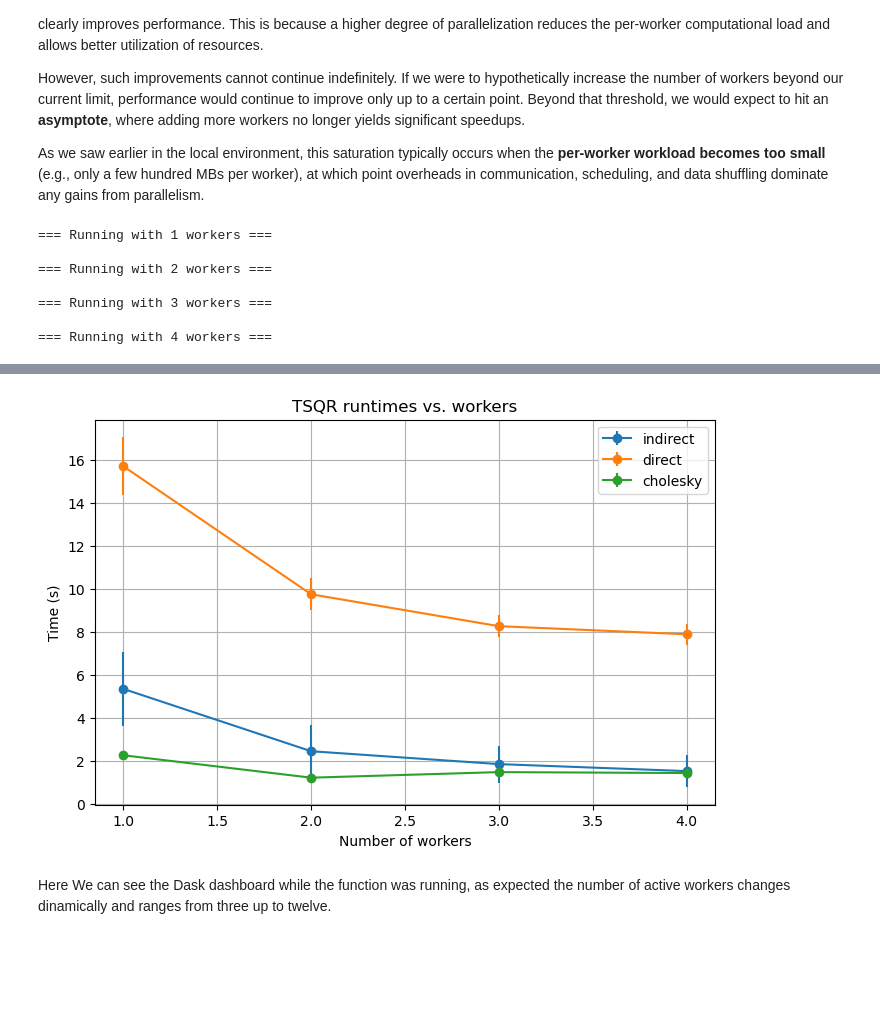
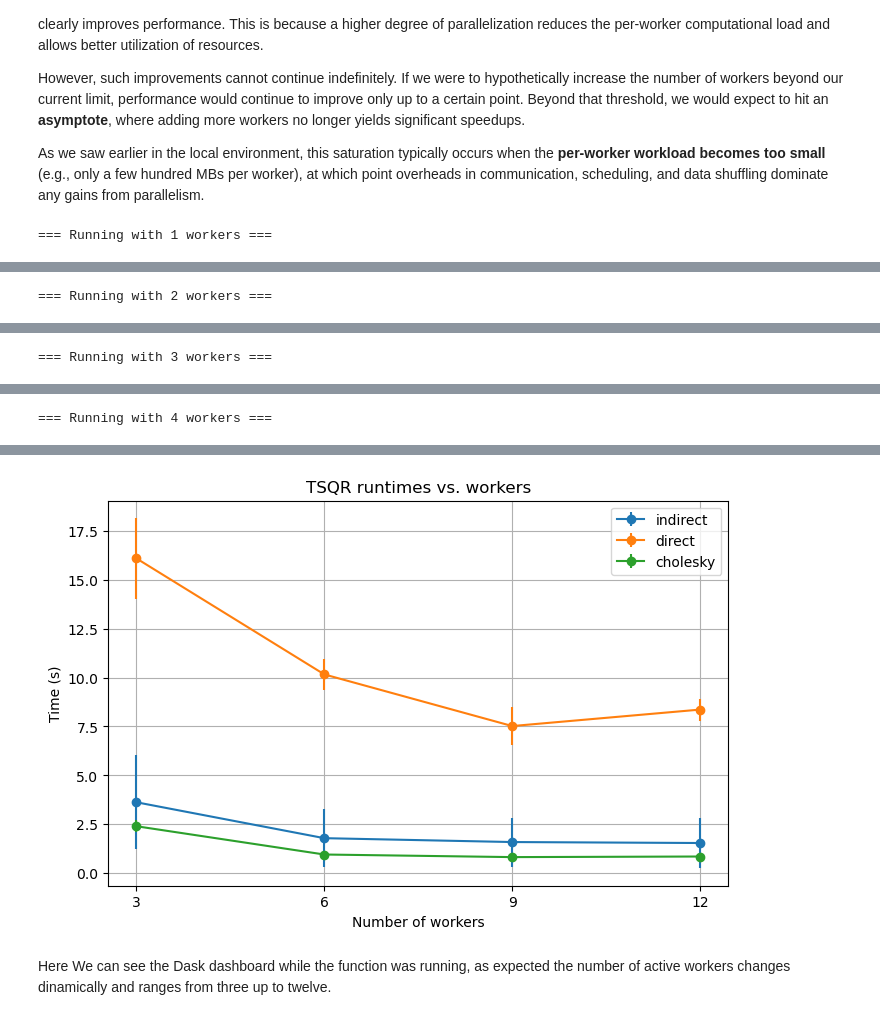
Before and after one commit to AlessandroMiotto/MAPD_project, a Jupyter notebook: Benchmark_workers.ipynb, the cells around one changed output, grey strips where cells are left out. Saved outputs shown, nothing was run; the diff lists cells and outputs as text; code cells hidden in the pictures; blank space fills up the shorter version.

```diff
--- a/Benchmark_workers.ipynb
+++ b/Benchmark_workers.ipynb
@@ -339,9 +339,9 @@ def run_once(A, tsqr_func, client, timeout=300):
 # %% [markdown]
 Most of the following functions are directly ispired from the local approach with some modification to be coherent with the new method.
 # %%
-def rechunk_mb(A0, chunks_per_worker=3, target_mb=50):
+def rechunk_mb(A0, chunks_per_worker=3, target_mb=100):
     """
-    Rechunk A0 so each chunk is ~50 MB and at least `chunks_per_worker`
+    Rechunk A0 so each chunk is ~100 MB and at least `chunks_per_worker`
     per active worker. Then persist and rebalance across workers.
     """
     nworkers = max(1, len(client.scheduler_info().get("workers", {})))  # Get the number of workers via client.scheduler_info()
@@ -350,10 +350,10 @@ def rechunk_mb(A0, chunks_per_worker=3, target_mb=50):
     bpe      = np.dtype(A0.dtype).itemsize  # bytes per element, tells how many bytes one entry of the matrix takes in memory
 
     # compute how many rows ~50 MB corresponds to
-    rows_for_50mb = max(1, (target_mb * 1024**2) // (n_cols * bpe)) # target_mb * 1024**2 = target chunk size in bytes (e.g. 50 MB), (n_cols * bpe) = memory taken by one row
+    rows_for_100mb = max(1, (target_mb * 1024**2) // (n_cols * bpe)) # target_mb * 1024**2 = target chunk size in bytes (e.g. 100 MB), (n_cols * bpe) = memory taken by one row
 
     # ensure enough chunks for load balancing
-    n_chunks   = (n_rows + rows_for_50mb - 1) // rows_for_50mb  # ceiling division, number of chunks to get eactly 50 mb
+    n_chunks   = (n_rows + rows_for_100mb - 1) // rows_for_100mb  # ceiling division, number of chunks to get eactly 50 mb
     rows_per_chunk = (n_rows + n_chunks - 1) // n_chunks # ceiling division, how many rows per chunk
 
     # rechunk, persist into worker memory, and rebalance across workers
@@ -405,7 +405,7 @@ def run_scaling_experiment(hosts, worker_counts, reps=2):
         client = Client(cluster)
 
         # rebalance dataset across current workers
-        A = rechunk_mb(A0, chunks_per_worker=3, target_mb=50)
+        A = rechunk_mb(A0, chunks_per_worker=3, target_mb=100)
 
         # run and store results
         results = benchmark_funcs(A, reps=reps)
@@ -442,25 +442,25 @@ As we saw earlier in the local environment, this saturation typically occurs whe
 # %%
 hosts = ["10.67.22.154", "10.67.22.216", "10.67.22.116", "10.67.22.113"]
 worker_counts = [1, 2, 3, 4]
-scaling_results = run_scaling_experiment(hosts, worker_counts, reps=2)
+scaling_results = run_scaling_experiment(hosts, worker_counts, reps=20)
 
 
 # Plot:
 plt.figure(figsize=(8,5))
 for name, data in scaling_results.items():
     ws, means, stds = zip(*data)
-    plt.errorbar(ws, means, yerr=stds, marker="o", label=name)
+    ws_scaled = [int(w*3) for w in ws]   # multiply by 3 and cast to int
+    plt.errorbar(ws_scaled, means, yerr=stds, marker="o", label=name)
+
 plt.xlabel("Number of workers")
 plt.ylabel("Time (s)")
 plt.title("TSQR runtimes vs. workers")
 plt.legend()
 plt.grid(True)
+
+# Force x-axis ticks to be exactly the scaled worker counts
+plt.xticks([int(w*3) for w in ws])
+
 plt.show()
 # %% [output]
 === Running with 1 workers ===
-
-=== Running with 2 workers ===
-
-=== Running with 3 workers ===
-
-=== Running with 4 workers ===
@@ -466,0 +484 @@ plt.show()
+=== Running with 2 workers ===
@@ -466,0 +502 @@ plt.show()
+=== Running with 3 workers ===
@@ -466,0 +520 @@ plt.show()
+=== Running with 4 workers ===
@@ -467,4 +538,4 @@ plt.show()
-[figure, old version]
+[figure, new version]
 # %% [markdown]
 Here We can see the Dask dashboard while the function was running, as expected the number of active workers changes dinamically and ranges from three up to twelve.
 # %%
```
Also changed, not shown: parts of 3 cells of this notebook.
